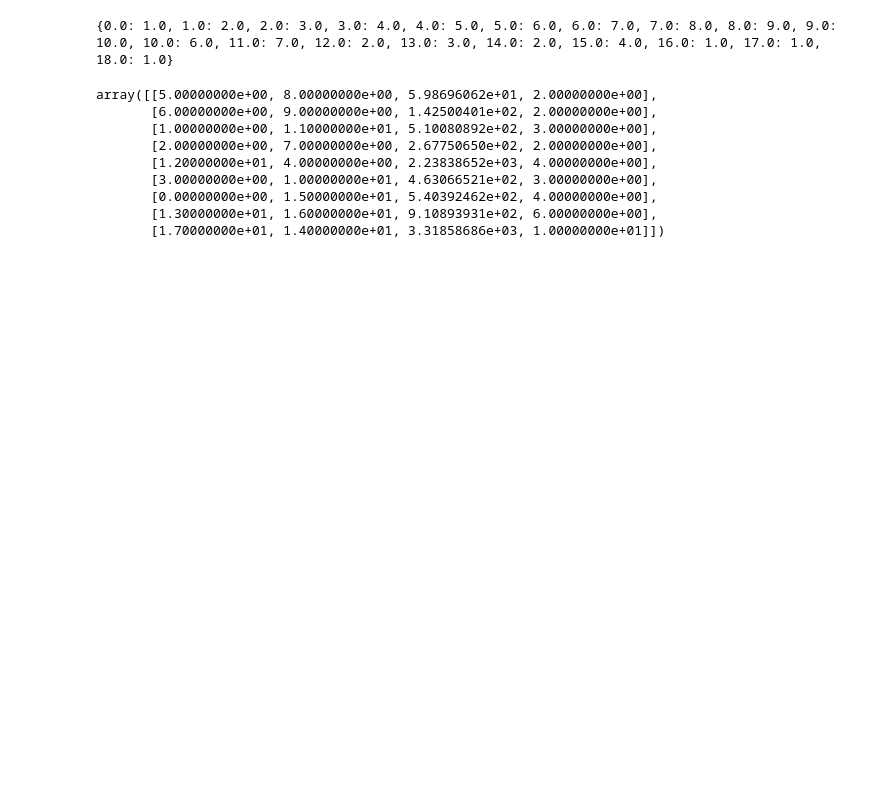
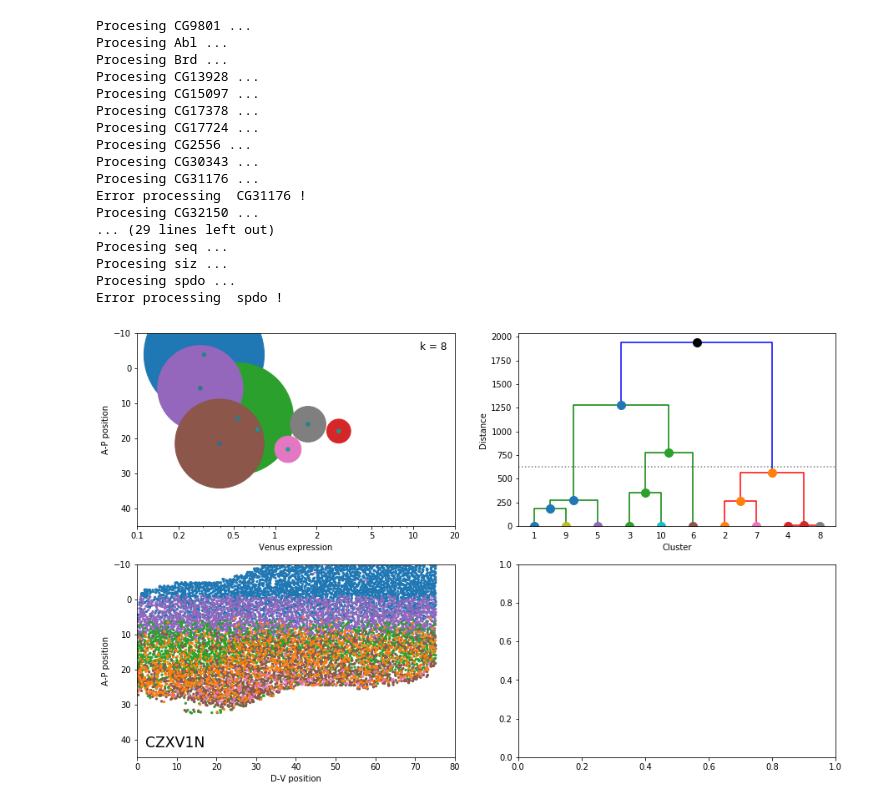
Before and after one commit to rejsmont/rdn-wdp-python, a Jupyter notebook: analysis/notebooks/Workflow testing.ipynb, the cells around one changed output. Saved outputs shown, nothing was run; the diff lists cells and outputs as text; code cells hidden in the pictures; blank space fills up the shorter version.

Commit message:
MultiFigurePDF class

```diff
--- a/analysis/notebooks/Workflow testing.ipynb
+++ b/analysis/notebooks/Workflow testing.ipynb
@@ -9,8 +11,3 @@ mpl.rcParams['figure.facecolor'] = 'white'
 from CellModels.Clustering.Data import HarmonizedClusteringResult
 from CellModels.Clustering.Figures import GeneClusteringPlot, MultiClusteringPlot
 from CellModels.Clustering.IO import MultiClusteringReader
-# %%
-sample_dir = path.expanduser(
-    '~/Google Drive File Stream/My Drive/Projects/RDN-WDP/new-clustering/single-gene')
-gene = 'Abl'
-mf = MultiClusteringReader.read(sample_dir, gene)
@@ -55,14 +14,44 @@ display(t)
-# %%
-l = hf.linkage(cells, hf.config.rf_features)
-l
-# %% [output]
-{0.0: 1.0, 1.0: 2.0, 2.0: 3.0, 3.0: 4.0, 4.0: 5.0, 5.0: 6.0, 6.0: 7.0, 7.0: 8.0, 8.0: 9.0, 9.0: 10.0, 10.0: 6.0, 11.0: 7.0, 12.0: 2.0, 13.0: 3.0, 14.0: 2.0, 15.0: 4.0, 16.0: 1.0, 17.0: 1.0, 18.0: 1.0}
-array([[5.00000000e+00, 8.00000000e+00, 5.98696062e+01, 2.00000000e+00],
-       [6.00000000e+00, 9.00000000e+00, 1.42500401e+02, 2.00000000e+00],
-       [1.00000000e+00, 1.10000000e+01, 5.10080892e+02, 3.00000000e+00],
-       [2.00000000e+00, 7.00000000e+00, 2.67750650e+02, 2.00000000e+00],
-       [1.20000000e+01, 4.00000000e+00, 2.23838652e+03, 4.00000000e+00],
-       [3.00000000e+00, 1.00000000e+01, 4.63066521e+02, 3.00000000e+00],
-       [0.00000000e+00, 1.50000000e+01, 5.40392462e+02, 4.00000000e+00],
-       [1.30000000e+01, 1.60000000e+01, 9.10893931e+02, 6.00000000e+00],
-       [1.70000000e+01, 1.40000000e+01, 3.31858686e+03, 1.00000000e+01]])
+# %%
+def gene_summary(g, s_dir):
+    mf = MultiClusteringReader.read(s_dir, g)
+    hf = HarmonizedClusteringResult(mf)
+
+    figs = [GeneClusteringPlot(hf), MultiClusteringPlot(hf, 'best')]
+    pdf = MultiFigurePdf(figs)
+    pdf.save(path.expanduser(path.join('~/Desktop/', g + '_summary.pdf')))
+# %%
+sample_dir = path.expanduser(
+    '~/Google Drive File Stream/My Drive/Projects/RDN-WDP/new-clustering/single-gene')
+files = os.listdir(sample_dir)
+genes = []
+for sample_f in files:
+    if path.isfile(path.join(sample_dir, sample_f)) and sample_f.endswith('.csv'):
+        g = sample_f.split('_')[2]
+        if g not in genes:
+            genes.append(g)
+
+for gene in genes:
+    print("Procesing", gene, '...')
+    try:
+        gene_summary(gene, sample_dir)
+    except:
+        print("Error processing ", gene, "!")
+# %% [output]
+Procesing CG9801 ...
+Procesing Abl ...
+Procesing Brd ...
+Procesing CG13928 ...
+Procesing CG15097 ...
+Procesing CG17378 ...
+Procesing CG17724 ...
+Procesing CG2556 ...
+Procesing CG30343 ...
+Procesing CG31176 ...
+Error processing  CG31176 !
+Procesing CG32150 ...
+... (29 lines left out)
+Procesing seq ...
+Procesing siz ...
+Procesing spdo ...
+Error processing  spdo !
+[figure, added]
```
Also changed, not shown: parts of 5 cells of this notebook, 1 other file.
